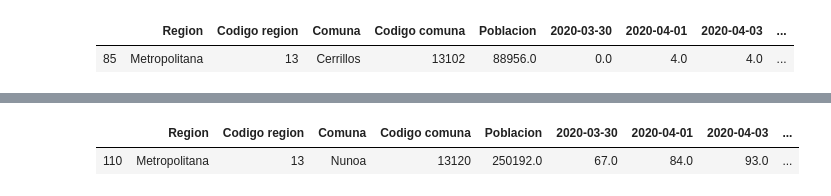
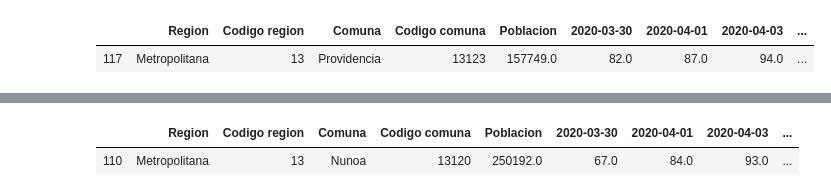
Before and after one commit to jprietob/covid-19, a Jupyter notebook: Covid-19 criterion.ipynb, the cells around one changed output, grey strips where cells are left out. Drawn from its saved outputs; the diff is of its cells as text; code cells hidden in the pictures.

```diff
--- a/Covid-19 criterion.ipynb
+++ b/Covid-19 criterion.ipynb
@@ -26,23 +26,24 @@ df
 # %%
-lst_cmn = ['Pedro Aguirre Cerda', 'Cerrillos', 'Quinta Normal', 'Nunoa']
+lst_cmn = ['Pedro Aguirre Cerda', 'Providencia', 'Quinta Normal', 'Nunoa']
 dict_area = {'Pedro Aguirre Cerda':12.0,
              'Cerrillos':21.0,
              'Quinta Normal':10.0,
              'Nunoa':16.9,
-             'Las Condes':33.0}
+             'Las Condes':33.0,
+             'Providencia':14.34}
 lst_df = []
 ncmn = len(lst_cmn)
 
 for ind in range(ncmn):
     lst_df.append(df[df.Comuna == lst_cmn[ind]])
 
 for ind in range(ncmn):
     display(lst_df[ind])
 # %% [output]
 |  | Region | Codigo region | Comuna | Codigo comuna | Poblacion | 2020-03-30 | 2020-04-01 | 2020-04-03 | ... |
 | 113 | Metropolitana | 13 | Pedro Aguirre Cerda | 13121 | 107803.0 | 7.0 | 13.0 | 13.0 | ... |
 |  | Region | Codigo region | Comuna | Codigo comuna | Poblacion | 2020-03-30 | 2020-04-01 | 2020-04-03 | ... |
-| 85 | Metropolitana | 13 | Cerrillos | 13102 | 88956.0 | 0.0 | 4.0 | 4.0 | ... |
+| 117 | Metropolitana | 13 | Providencia | 13123 | 157749.0 | 82.0 | 87.0 | 94.0 | ... |
 |  | Region | Codigo region | Comuna | Codigo comuna | Poblacion | 2020-03-30 | 2020-04-01 | 2020-04-03 | ... |
 | 121 | Metropolitana | 13 | Quinta Normal | 13126 | 136368.0 | 21.0 | 25.0 | 35.0 | ... |
 |  | Region | Codigo region | Comuna | Codigo comuna | Poblacion | 2020-03-30 | 2020-04-01 | 2020-04-03 | ... |
```
Also changed, not shown: parts of 7 cells of this notebook, 2 other files.
